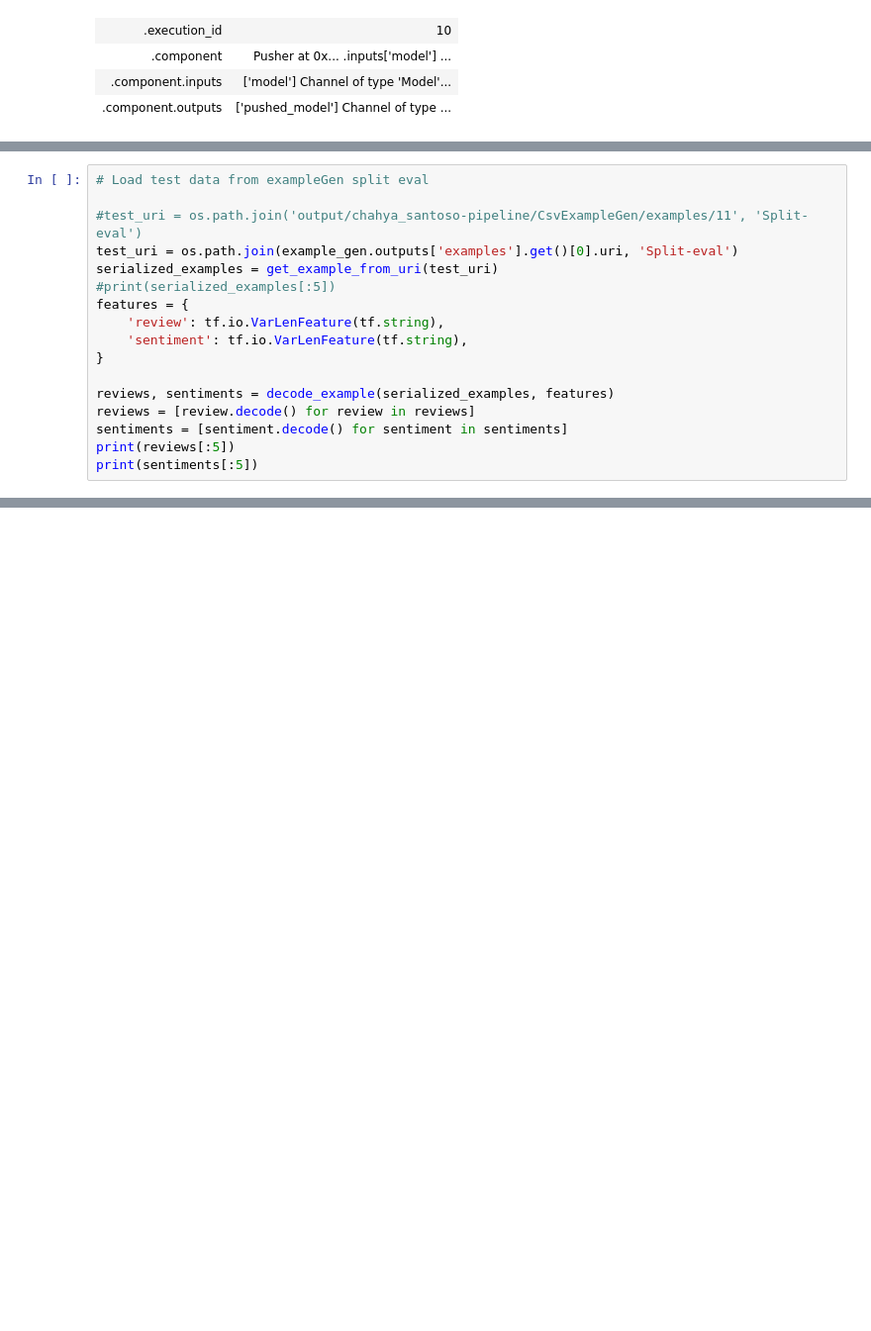
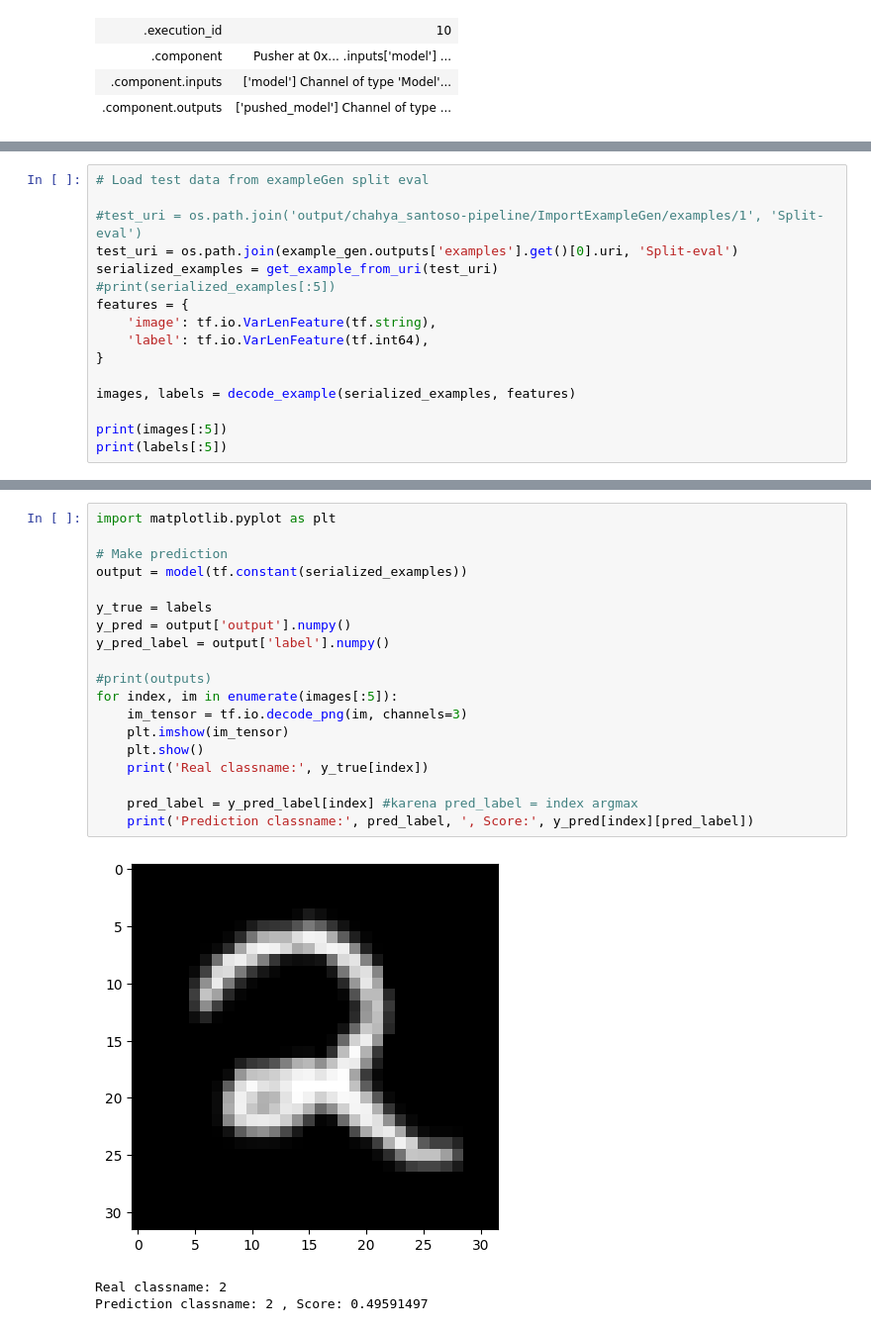
Before and after one commit to chahyasantoso/submission2-digit, a Jupyter notebook: interactive_context.ipynb, the cells around one changed output, grey strips where cells are left out. Shown at 99% size. Drawn from its saved outputs; the diff is of its cells as text; blank space fills up the shorter version.

```diff
--- a/interactive_context.ipynb
+++ b/interactive_context.ipynb
@@ -329,18 +351,17 @@ model = loaded_model.signatures["serving_default"]
 # %%
 # Load test data from exampleGen split eval
 
-#test_uri = os.path.join('output/chahya_santoso-pipeline/CsvExampleGen/examples/11', 'Split-eval')
+#test_uri = os.path.join('output/chahya_santoso-pipeline/ImportExampleGen/examples/1', 'Split-eval')
 test_uri = os.path.join(example_gen.outputs['examples'].get()[0].uri, 'Split-eval')
 serialized_examples = get_example_from_uri(test_uri)
 #print(serialized_examples[:5])
 features = {
-    'review': tf.io.VarLenFeature(tf.string),
-    'sentiment': tf.io.VarLenFeature(tf.string),
+    'image': tf.io.VarLenFeature(tf.string),
+    'label': tf.io.VarLenFeature(tf.int64),
 }
 
-reviews, sentiments = decode_example(serialized_examples, features)
-reviews = [review.decode() for review in reviews]
-sentiments = [sentiment.decode() for sentiment in sentiments]
-print(reviews[:5])
-print(sentiments[:5])
+images, labels = decode_example(serialized_examples, features)
+
+print(images[:5])
+print(labels[:5])
 # %% [output]
@@ -348,0 +370,23 @@ print(sentiments[:5])
+# %%
+import matplotlib.pyplot as plt
+
+# Make prediction
+output = model(tf.constant(serialized_examples))
+
+y_true = labels
+y_pred = output['output'].numpy()
+y_pred_label = output['label'].numpy()
+
+#print(outputs)
+for index, im in enumerate(images[:5]):
+    im_tensor = tf.io.decode_png(im, channels=3)
+    plt.imshow(im_tensor)
+    plt.show()
+    print('Real classname:', y_true[index])
+
+    pred_label = y_pred_label[index] #karena pred_label = index argmax
+    print('Prediction classname:', pred_label, ', Score:', y_pred[index][pred_label])
+# %% [output]
+[figure, added]
+Real classname: 2
+Prediction classname: 2 , Score: 0.49591497
```
Also changed, not shown: parts of 24 cells of this notebook, 19 other files.
